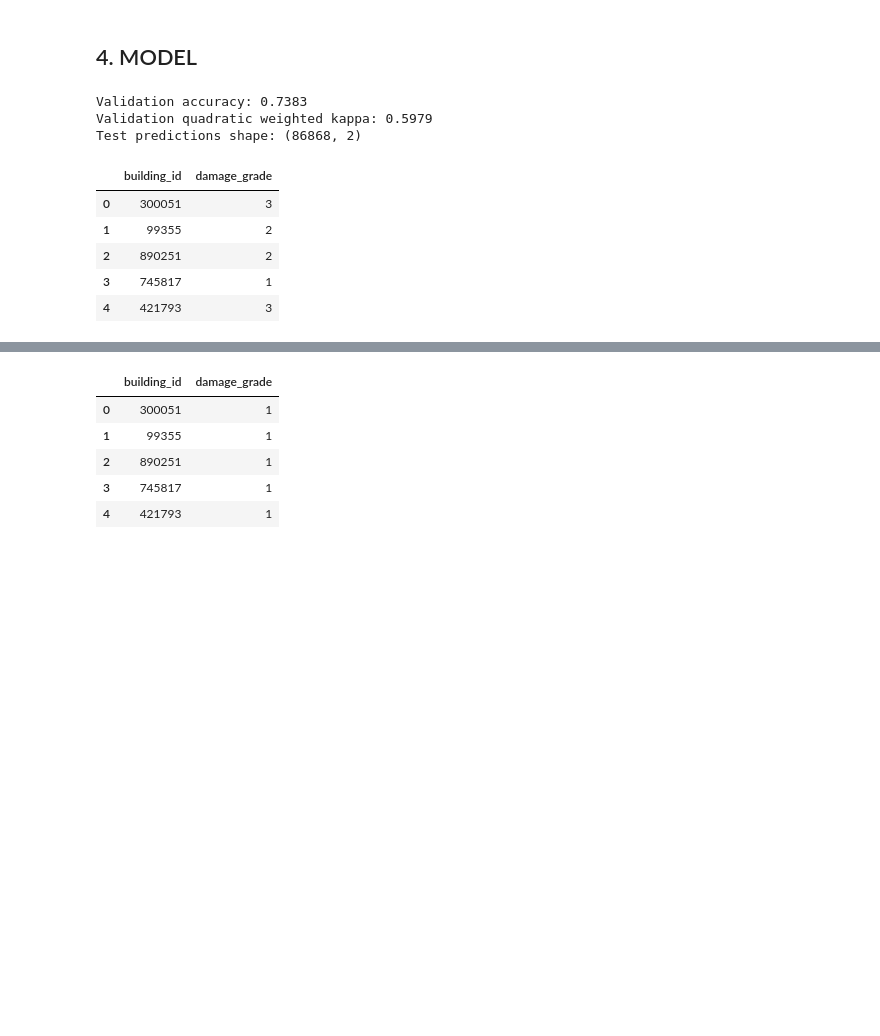
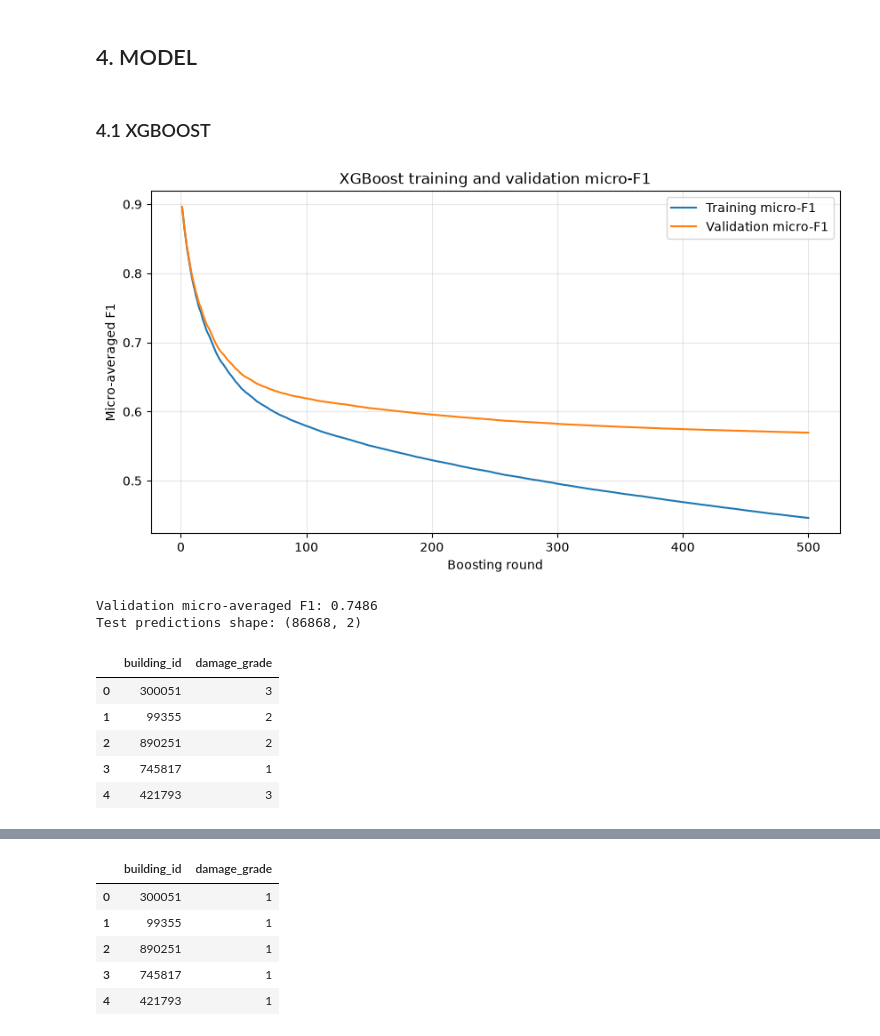
Before and after one commit to Eshan133/Richter-Predictor-Modeling-Earthquake-Damage, a Jupyter notebook: NOTEBOOK/EDA.ipynb, the cells around one changed output, grey strips where cells are left out. Saved outputs shown, nothing was run; the diff lists cells and outputs as text; code cells hidden in the pictures; blank space fills up the shorter version.

Commit message:
Changes to model - updated rank

```diff
--- a/NOTEBOOK/EDA.ipynb
+++ b/NOTEBOOK/EDA.ipynb
@@ -120,78 +149,81 @@ Name: count, dtype: int64
+# %% [markdown]
+### 4.1 XGBOOST
 # %%
-from sklearn.model_selection import train_test_split
-from sklearn.metrics import accuracy_score, cohen_kappa_score
+from sklearn.metrics import f1_score
 from xgboost import XGBClassifier
 
-target_column = "damage_grade"
-id_column = "building_id"
-
-X = train_data.drop(columns=[target_column, id_column]).copy()
-y = train_data[target_column].astype("int32") - 1
-X_test = test_values.drop(columns=id_column).copy()
-
-if not X.columns.equals(X_test.columns):
-    raise ValueError("Training and test feature columns do not match.")
-if not y.isin([0, 1, 2]).all():
-    raise ValueError("Expected damage_grade values 1, 2, and 3.")
-
-categorical_columns = X.select_dtypes(include=["object", "string", "category"]).columns
-for column in categorical_columns:
-    categories = X[column].astype("category").cat.categories
-    X[column] = pd.Categorical(X[column], categories=categories)
-    X_test[column] = pd.Categorical(X_test[column], categories=categories)
-
-X_train, X_valid, y_train, y_valid = train_test_split(
-    X,
-    y,
-    test_size=0.2,
-    random_state=42,
-    stratify=y,
-)
+def micro_f1_eval(y_true, y_pred):
+    predicted_classes = np.argmax(y_pred, axis=1)
+    return f1_score(y_true, predicted_classes, average="micro")
 
 xgb_params = {
     "objective": "multi:softprob",
     "num_class": 3,
-    "eval_metric": "mlogloss",
-    "n_estimators": 400,
+    "eval_metric": micro_f1_eval,
+    "n_estimators": 500,
     "learning_rate": 0.05,
-    "max_depth": 8,
+    "max_depth": 10,
     "min_child_weight": 2,
     "reg_alpha": 0.1,
     "subsample": 0.8,
     "colsample_bytree": 0.8,
     "tree_method": "hist",
     "enable_categorical": True,
     "random_state": 42,
     "n_jobs": -1,
 }
 
 validation_model = XGBClassifier(**xgb_params)
 validation_model.fit(
     X_train,
     y_train,
-    eval_set=[(X_valid, y_valid)],
+    eval_set=[(X_train, y_train), (X_valid, y_valid)],
     verbose=False,
 )
+training_history = validation_model.evals_result()
+metric_name = next(iter(training_history["validation_0"]))
+rounds = np.arange(1, len(training_history["validation_0"][metric_name]) + 1)
+
+plt.figure(figsize=(10, 5))
+plt.plot(
+    rounds,
+    training_history["validation_0"][metric_name],
+    label="Training micro-F1",
+)
+plt.plot(
+    rounds,
+    training_history["validation_1"][metric_name],
+    label="Validation micro-F1",
+)
+plt.xlabel("Boosting round")
+plt.ylabel("Micro-averaged F1")
+plt.title("XGBoost training and validation micro-F1")
+plt.legend()
+plt.grid(alpha=0.3)
+plt.show()
+
 validation_predictions = validation_model.predict(X_valid).astype("int32") + 1
-print(f"Validation accuracy: {accuracy_score(y_valid + 1, validation_predictions):.4f}")
-print(
-    "Validation quadratic weighted kappa: "
-    f"{cohen_kappa_score(y_valid + 1, validation_predictions, weights='quadratic'):.4f}"
+
+validation_micro_f1 = f1_score(
+    y_valid + 1,
+    validation_predictions,
+    average="micro",
 )
+print(f"Validation micro-averaged F1: {validation_micro_f1:.4f}")
 
 # Refit using all labeled rows before predicting the held-out test buildings.
 xgb_model = XGBClassifier(**xgb_params)
 xgb_model.fit(X, y, verbose=False)
 test_predictions = xgb_model.predict(X_test).astype("int32") + 1
 
 predictions = pd.DataFrame(
     {id_column: test_values[id_column], target_column: test_predictions}
 )
 print("Test predictions shape:", predictions.shape)
 predictions.head()
 # %% [output]
+[figure, added]
-Validation accuracy: 0.7383
-Validation quadratic weighted kappa: 0.5979
+Validation micro-averaged F1: 0.7486
 Test predictions shape: (86868, 2)
 |  | building_id | damage_grade |
 | 0 | 300051 | 3 |
```
Also changed, not shown: parts of 2 cells of this notebook, 3 other files.
